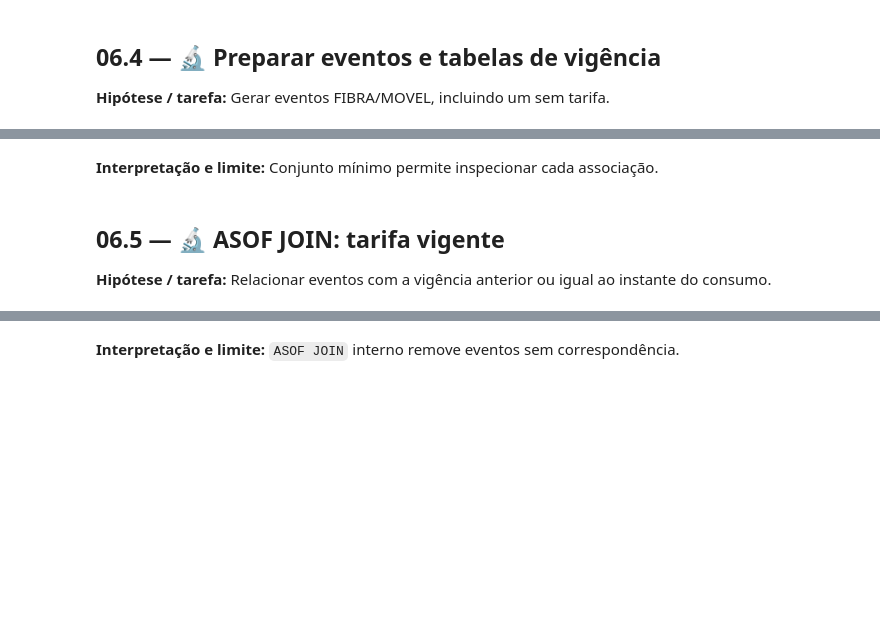
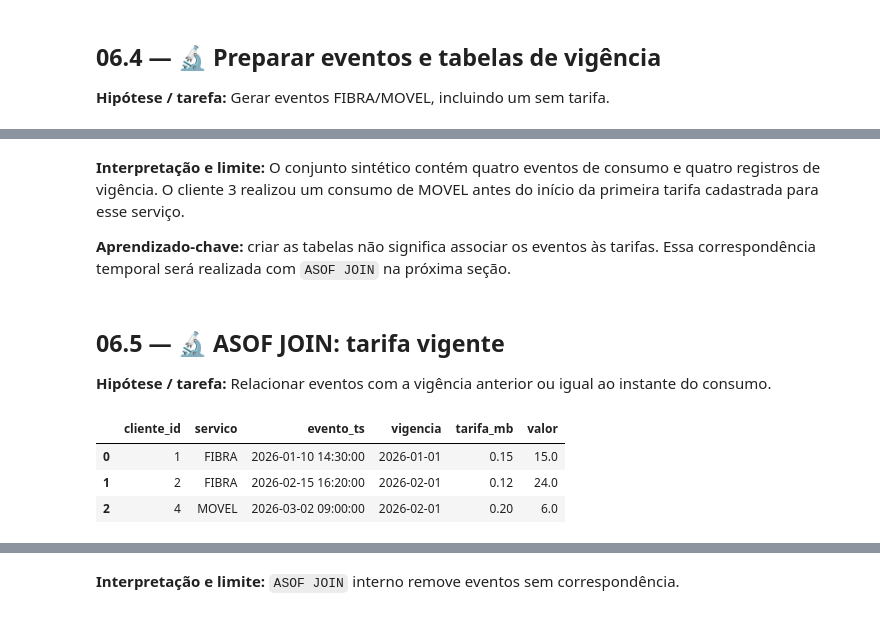
Before and after one commit to aestevaomoraes/duckdb-masterclass, a Jupyter notebook: 06_Juncoes_Temporais_com_ASOF_JOIN_e_Series_Temporais.ipynb, the cells around one changed output, grey strips where cells are left out. Drawn from its saved outputs; the diff is of its cells as text; code cells hidden in the pictures; blank space fills up the shorter version.

```diff
--- a/06_Juncoes_Temporais_com_ASOF_JOIN_e_Series_Temporais.ipynb
+++ b/06_Juncoes_Temporais_com_ASOF_JOIN_e_Series_Temporais.ipynb
@@ -58,13 +131,45 @@ display(con.execute('SELECT * FROM consumo_clientes ORDER BY cliente_id').df())
 # %% [markdown]
-**Interpretação e limite:** Conjunto mínimo permite inspecionar cada associação.
+
+**Interpretação e limite:** O conjunto sintético contém quatro eventos de consumo e quatro registros de vigência. O cliente 3 realizou um consumo de MOVEL antes do início da primeira tarifa cadastrada para esse serviço.
+
+**Aprendizado-chave:** criar as tabelas não significa associar os eventos às tarifas. Essa correspondência temporal será realizada com `ASOF JOIN` na próxima seção.
 # %% [markdown]
 ## 06.5 — 🔬 ASOF JOIN: tarifa vigente
 
 **Hipótese / tarefa:** Relacionar eventos com a vigência anterior ou igual ao instante do consumo.
 # %%
-associados=con.execute("""SELECT c.cliente_id,c.servico,c.evento_ts,p.inicio AS vigencia,p.tarifa_mb,
- ROUND(c.volume_mb*p.tarifa_mb,2) AS valor
- FROM consumo_clientes c ASOF JOIN precos_vigencia p
- ON c.servico=p.servico AND c.evento_ts>=p.inicio ORDER BY c.cliente_id""").df()
+associados = con.execute("""
+    SELECT
+        c.cliente_id,
+        c.servico,
+        c.evento_ts,
+        p.inicio                            AS vigencia,
+        p.tarifa_mb,
+        ROUND(c.volume_mb * p.tarifa_mb, 2) AS valor
+    FROM consumo_clientes AS c
+
+    -- ASOF JOIN associa cada evento à tarifa vigente naquele momento:
+    -- a linha de precos_vigencia com o maior inicio que não seja posterior ao evento.
+    ASOF JOIN precos_vigencia AS p
+        ON c.servico = p.servico
+       AND c.evento_ts >= p.inicio
+    ORDER BY c.cliente_id
+""").df()
+
+
 display(associados)
-assert len(associados)==3
+
+# Eventos sem tarifa vigente são descartados pelo ASOF JOIN.
+# O cliente 3 (MOVEL, 2026-01-15) é excluído, pois a primeira tarifa MOVEL começa em 2026-02-01.
+assert len(associados) == 3
+
+# Confirma quais clientes receberam tarifa.
+assert associados["cliente_id"].tolist() == [1, 2, 4]
+
+# Confirma os valores calculados.
+assert associados["valor"].round(2).tolist() == [15.0, 24.0, 6.0]
+# %% [output]
+|  | cliente_id | servico | evento_ts | vigencia | tarifa_mb | valor |
+| 0 | 1 | FIBRA | 2026-01-10 14:30:00 | 2026-01-01 | 0.15 | 15.0 |
+| 1 | 2 | FIBRA | 2026-02-15 16:20:00 | 2026-02-01 | 0.12 | 24.0 |
+| 2 | 4 | MOVEL | 2026-03-02 09:00:00 | 2026-02-01 | 0.20 | 6.0 |
```
Also changed, not shown: parts of 15 cells of this notebook.
